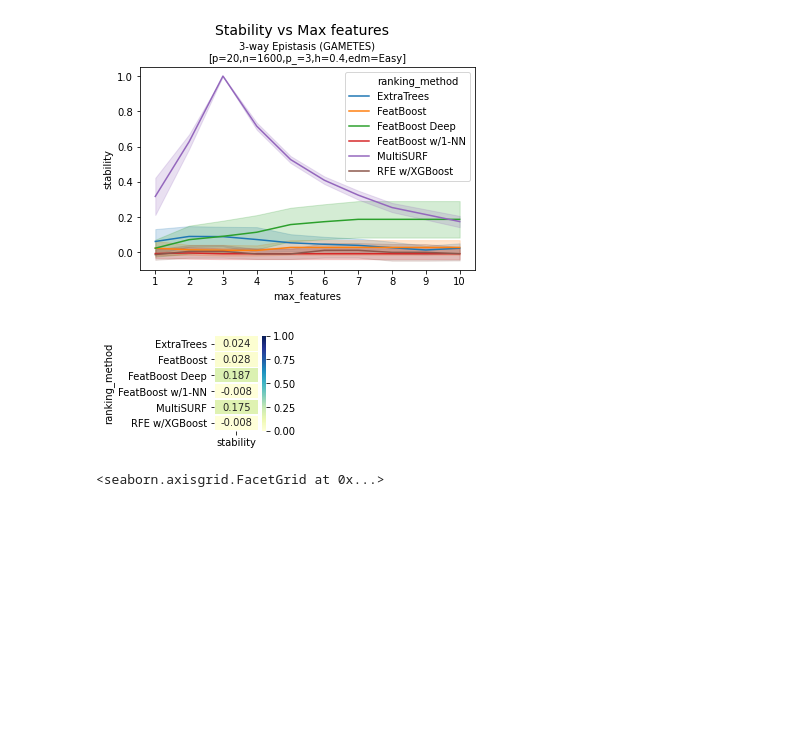
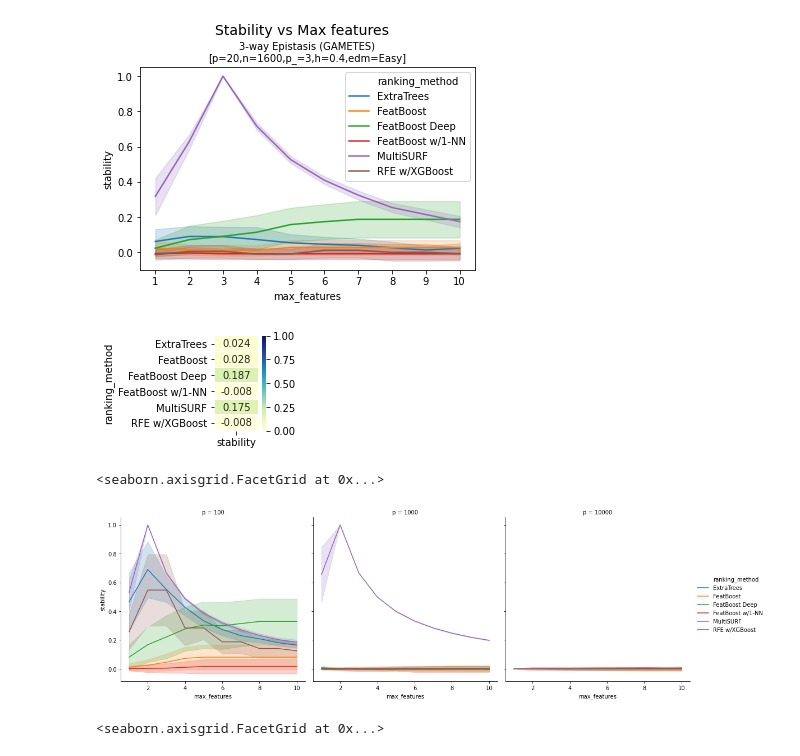
Before and after one commit to dunnkers/feature-selection, a Jupyter notebook: analysis/benchmark-20200524/stability-analysis.ipynb, the cells around one changed output. Drawn from its saved outputs; the diff is of its cells as text; code cells hidden in the pictures; blank space fills up the shorter version.

```diff
--- a/analysis/benchmark-20200524/stability-analysis.ipynb
+++ b/analysis/benchmark-20200524/stability-analysis.ipynb
@@ -181,6 +181,16 @@ g = sns.heatmap(rectangular,\
     vmin=0, vmax=1)
 # %% [output]
 [figure]
+# %%
+sns.relplot(data=stabdata[
+        (stabdata['name'] == 'Total # of Features')
+    ],
+    x='max_features', y='stability',
+    col='p', hue='ranking_method',
+    kind='line')
+# %% [output]
+<seaborn.axisgrid.FacetGrid at 0x...>
+[figure, added]
 # %%
 dat = stabdata[stabdata['name'] == '2-way Epistasis']
 g = sns.catplot(data=dat, x='heritability', y='stability', col='n', hue='ranking_method', row='edm', kind='point')
```
Also changed, not shown: parts of 6 cells of this notebook, 2 other files.
